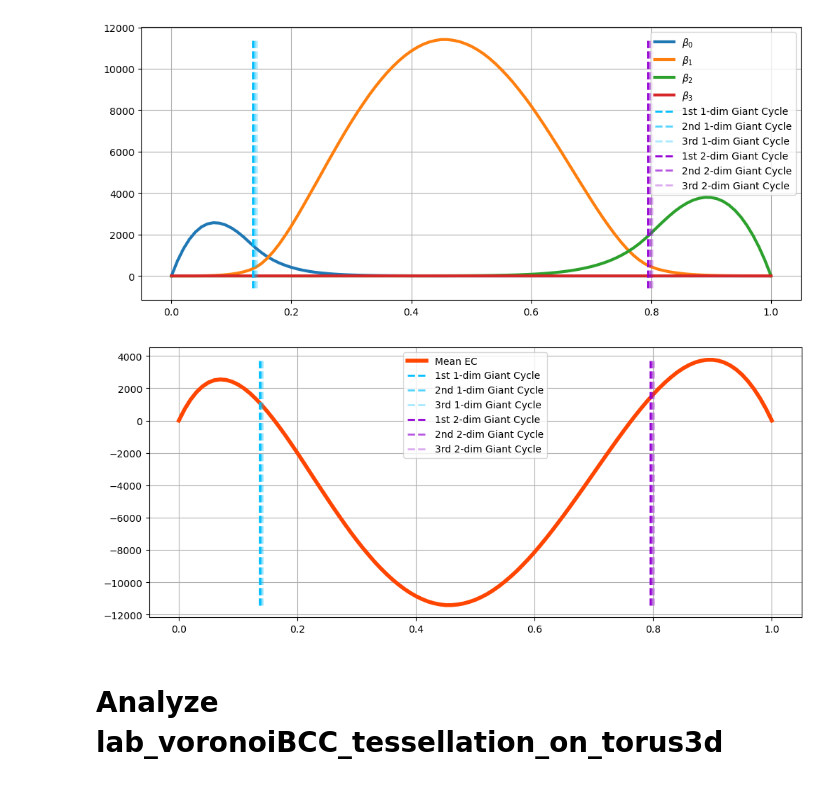
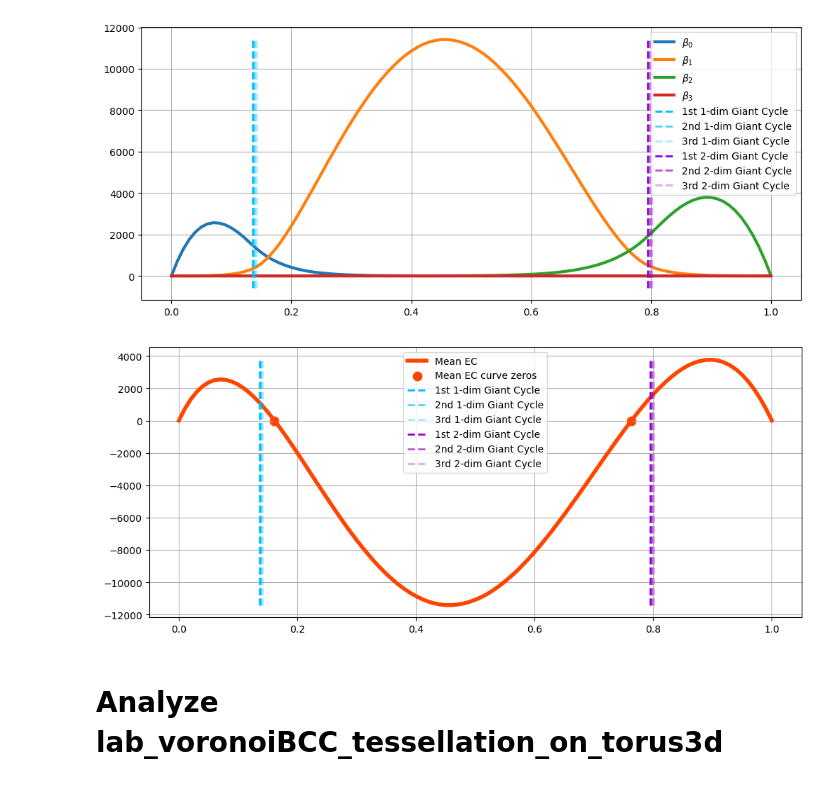
Before and after one commit to zimfv/topological-data-serial-experiments, a Jupyter notebook: Analyze Tessellations on 3-dim Torus.ipynb, the cells around one changed output. Cells and saved outputs as stored; diff of their text form; code cells hidden in the pictures.

Commit message:
Update  pics for an article: add EC-zero points to graphs.

```diff
--- a/Analyze Tessellations on 3-dim Torus.ipynb
+++ b/Analyze Tessellations on 3-dim Torus.ipynb
@@ -68,6 +68,17 @@ def calculate_mean_EC(df: pd.DataFrame, array):
         res[i] = dfi.mean()
     res[np.isnan(res)] = 0
     return res
+# %%
+def catch_zeros(x, y):
+    # returns all zero arguments for graph y(x)
+    ids = np.where(y[1:]*y[:-1] <= 0)[0]
+    zeros = []
+    for i in ids:
+        x0, x1 = x[i], x[i+1]
+        y0, y1 = abs(y[i]), abs(y[i+1])
+        xz = x0 + (x1 - x0)*y0/(y0 + y1)
+        zeros.append(xz)
+    return np.array(zeros)
 # %% [markdown]
 # Analyze lab_cubical_tessellation_on_torus3d
 # %%
@@ -232,5 +246,7 @@ clock = time.perf_counter()
 n = 100
 array = np.arange(0, 1 + 1/n, 1/n)
 mean_EC = calculate_mean_EC(df, array)
+zeros_EC = catch_zeros(array, mean_EC)
+zeros_EC = zeros_EC[zeros_EC > 0]
 print('Calculated in {0: .4f} seconds.'.format(time.perf_counter() - clock))
 # %% [output]
@@ -261,31 +277,32 @@ plt.savefig('LaTeX/pics/bettiD3.png')
 [figure]
 # %%
 plt.figure(figsize=figsize)
-#plt.title('Mean Euler Characteristicks and Giant Cycles Births\nSplitting 3-dimensional Torus by $4\cdot{0}\\times{0}\\times{0}$ $D^3$ voronoi cells'.format(size))
+#plt.title('Mean Euler Characteristicks and Giant Cycles Births\nSplitting 3-dimensional Torus by ${0}\\times{0}\\times{0}$ Cubes'.format(size))
 
 mean_euler_by_sum_means = (mean_betty * (-1)**np.arange(4)).sum(axis=1)
 
 #plt.plot(array, mean_euler_by_sum_means, color='orangered', linewidth=4, label='Mean EC by mean Betty')
 plt.plot(array, mean_EC, color='orangered', linewidth=4, label='Mean EC')
+plt.scatter(zeros_EC, 0*zeros_EC, color='orangered', linewidth=4, label='Mean EC curve zeros')
 
 color1d = 'deepskyblue'
 color2d = 'darkviolet'
 labels = ['1st {0}-dim Giant Cycle',
           '2nd {0}-dim Giant Cycle',
           '3rd {0}-dim Giant Cycle']
 ypair = [mean_euler_by_sum_means.min(), mean_euler_by_sum_means.max()]
 for i in range(3):
     plt.plot(giant_births_dim1_mean[i]*np.ones(2), ypair, color=color1d,
              alpha=1 - i/3, linestyle='--', linewidth=2, label=labels[i].format(1))
 for i in range(3):
     plt.plot(giant_births_dim2_mean[i]*np.ones(2), ypair, color=color2d,
              alpha=1 - i/3, linestyle='--', linewidth=2, label=labels[i].format(2))
 
 plt.legend()
 plt.grid(True)
 plt.savefig('LaTeX/pics/ecD3.png')
 # %% [output]
-[figure, old version]
+[figure, new version]
 # %% [markdown]
 # Analyze lab_voronoiBCC_tessellation_on_torus3d
 # %%
```
Also changed, not shown: parts of 8 cells of this notebook, 7 other files.
